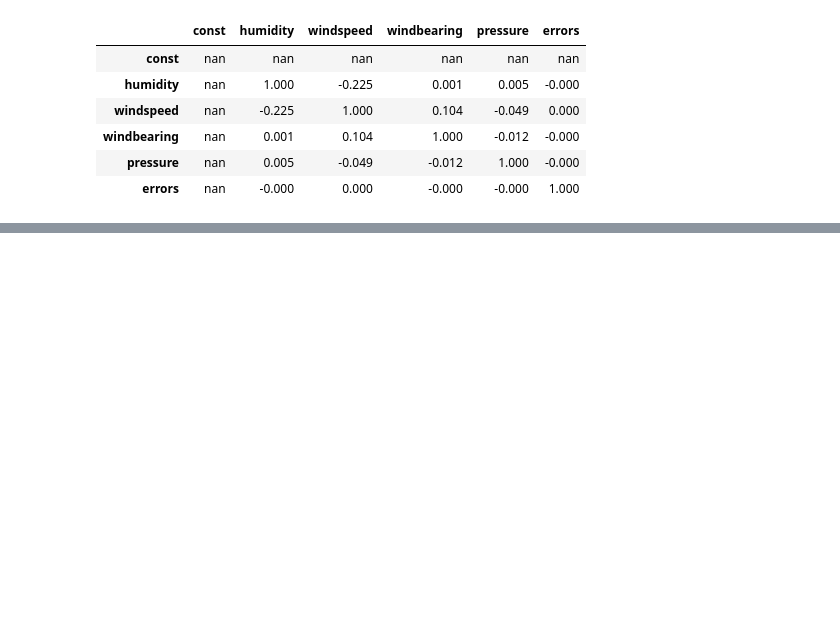
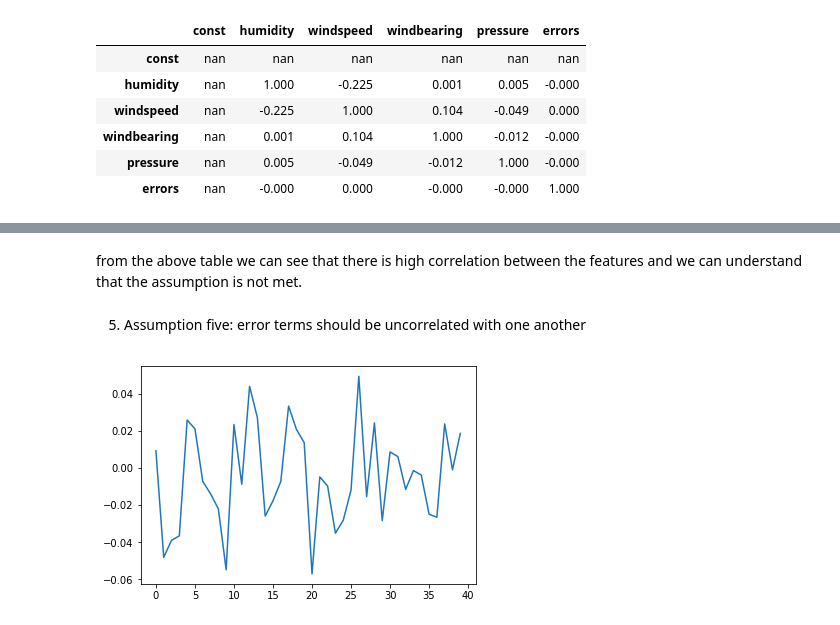
Before and after one commit to AmanuelKG/sharing_thinkful, a Jupyter notebook: supervised_regression/Assumption_regression.ipynb, the cells around one changed output, grey strips where cells are left out. Saved outputs shown, nothing was run; the diff lists cells and outputs as text; code cells hidden in the pictures; blank space fills up the shorter version.

```diff
--- a/supervised_regression/Assumption_regression.ipynb
+++ b/supervised_regression/Assumption_regression.ipynb
@@ -162,0 +171,10 @@ we can see that there is no correlation between the errors and the features.Ther
+# %%
+postgres_user = 'dsbc_student'
+postgres_pw = '7*.8G9QH21'
+postgres_host = '142.93.121.174'
+postgres_port = '5432'
+postgres_db = 'houseprices'
+engine = create_engine('postgresql://{}:{}@{}:{}/{}'.format(postgres_user, postgres_pw, postgres_host
+                                                            ,postgres_port,postgres_db))
+house_prices = pd.read_sql_query('select * from houseprices', con = engine)
+engine.dispose()
@@ -162,0 +201,12 @@ we can see that there is no correlation between the errors and the features.Ther
+# %%
+house_prices['is_z_centralair'] = pd.get_dummies(house_prices.centralair, drop_first=True)
+num_columns = ['overallqual','totalbsmtsf','firstflrsf','grlivarea','garagecars','garagearea']
+num_columns.append('is_z_centralair')
+X = house_prices[num_columns]
+Y = house_prices['saleprice']
+# %%
+lrm1 = linear_model.LinearRegression()
+lrm1.fit(X, Y)
+predictions = lrm1.predict(X)
+errors = Y - predictions
+print("Mean of the errors in the medical costs model is: {}".format(np.mean(errors)))
@@ -162,0 +251,11 @@ we can see that there is no correlation between the errors and the features.Ther
+# %% [markdown]
+from the above table we can see that there is high correlation between the features and we can understand that the assumption is not met.
+# %% [markdown]
+5. Assumption five: error terms should be uncorrelated with one another
+# %%
+acf_data = acf(errors)
+acf_data
+plt.plot(acf_data[1:])
+plt.show()
+# %% [output]
+[figure, added]
```
Also changed, not shown: parts of 22 cells of this notebook.
